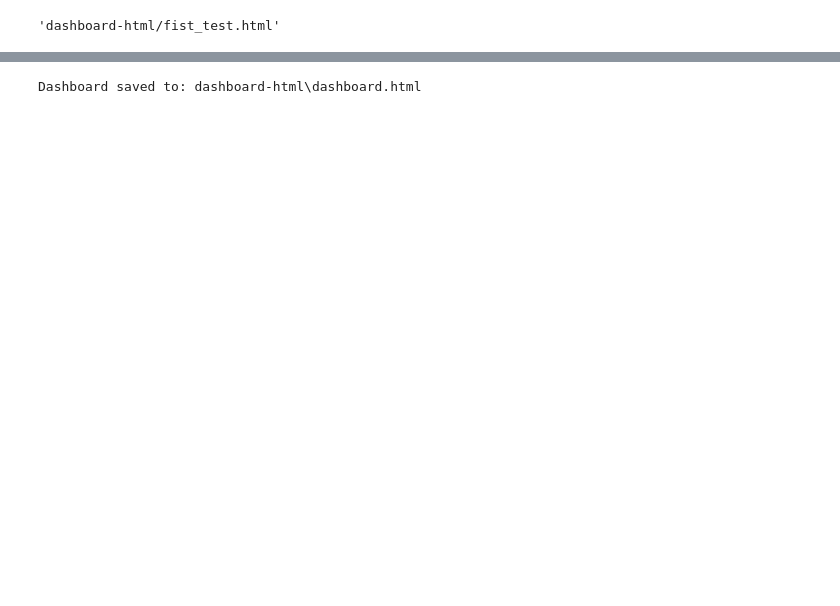
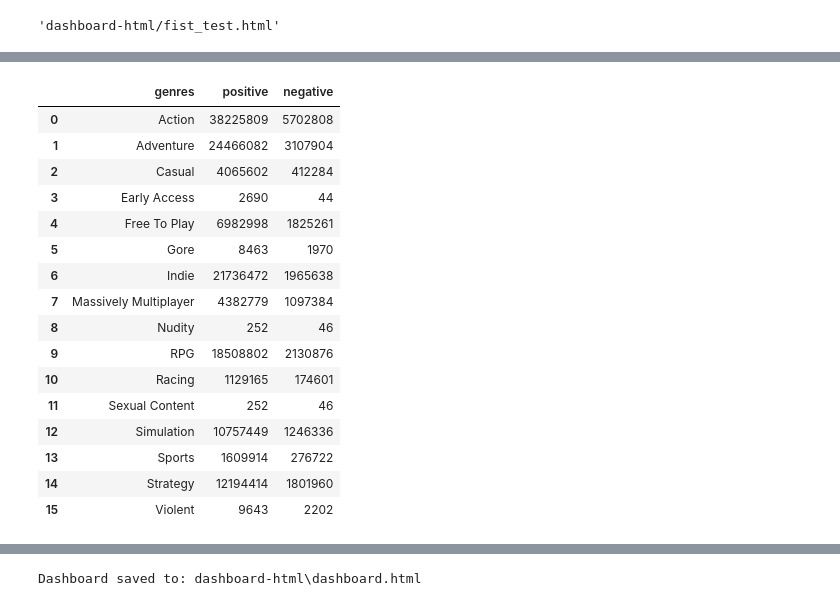
Before and after one commit to DaviGriebler/plotly_metacritic, a Jupyter notebook: layout_tests.ipynb, the cells around one changed output, grey strips where cells are left out. Saved outputs shown, nothing was run; the diff lists cells and outputs as text; code cells hidden in the pictures; blank space fills up the shorter version.

```diff
--- a/layout_tests.ipynb
+++ b/layout_tests.ipynb
@@ -73,0 +142,29 @@ pyo.plot(fig_bar,filename='dashboard-html/fist_test.html')
+# %%
+avaliacoes_genero = (
+    df_generos
+    .groupby('genres', as_index=False).agg(
+        {
+            'positive':'sum',
+            'negative':'sum'
+        }
+    )
+)
+avaliacoes_genero
+# %% [output]
+|  | genres | positive | negative |
+| 0 | Action | 38225809 | 5702808 |
+| 1 | Adventure | 24466082 | 3107904 |
+| 2 | Casual | 4065602 | 412284 |
+| 3 | Early Access | 2690 | 44 |
+| 4 | Free To Play | 6982998 | 1825261 |
+| 5 | Gore | 8463 | 1970 |
+| 6 | Indie | 21736472 | 1965638 |
+| 7 | Massively Multiplayer | 4382779 | 1097384 |
+| 8 | Nudity | 252 | 46 |
+| 9 | RPG | 18508802 | 2130876 |
+| 10 | Racing | 1129165 | 174601 |
+| 11 | Sexual Content | 252 | 46 |
+| 12 | Simulation | 10757449 | 1246336 |
+| 13 | Sports | 1609914 | 276722 |
+| 14 | Strategy | 12194414 | 1801960 |
+| 15 | Violent | 9643 | 2202 |
```
Also changed, not shown: parts of 9 cells of this notebook, 2 other files.
